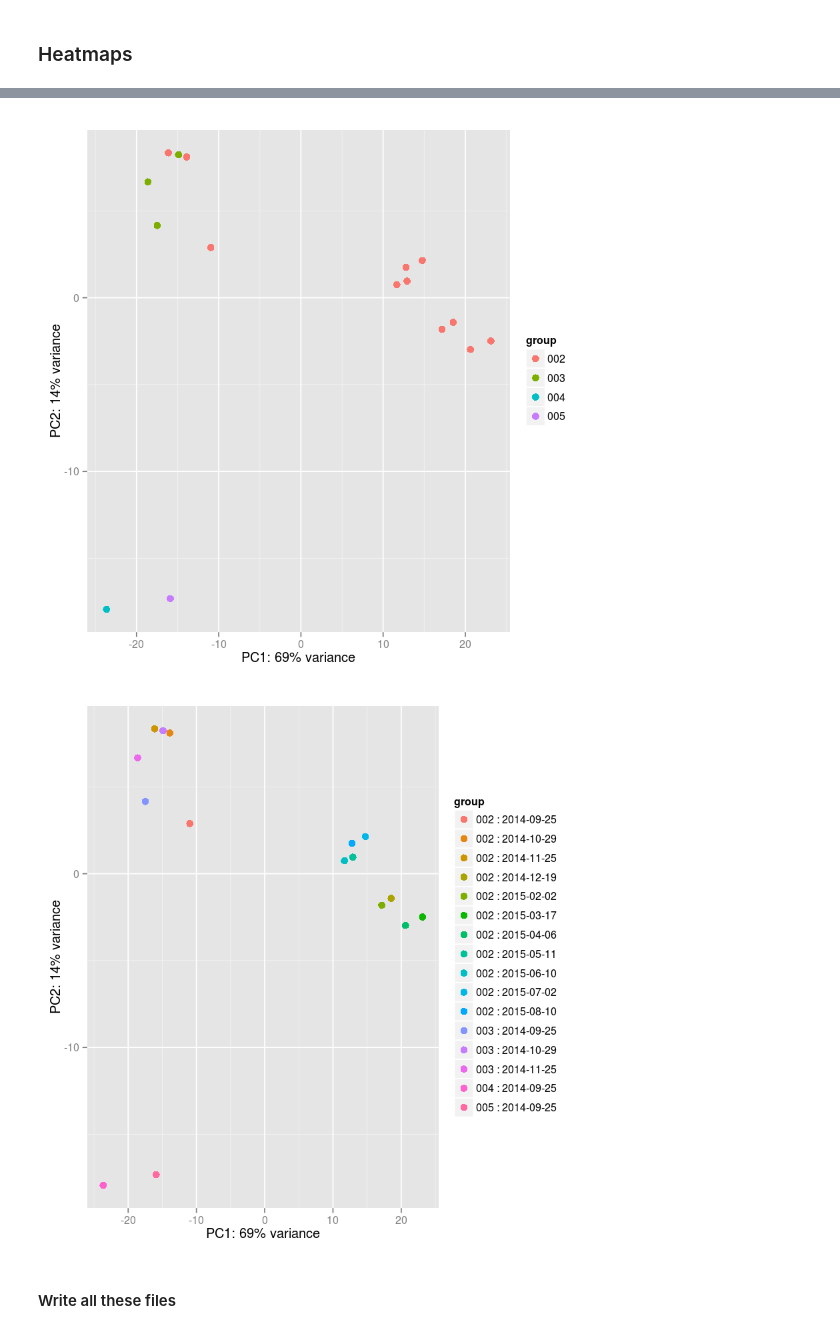
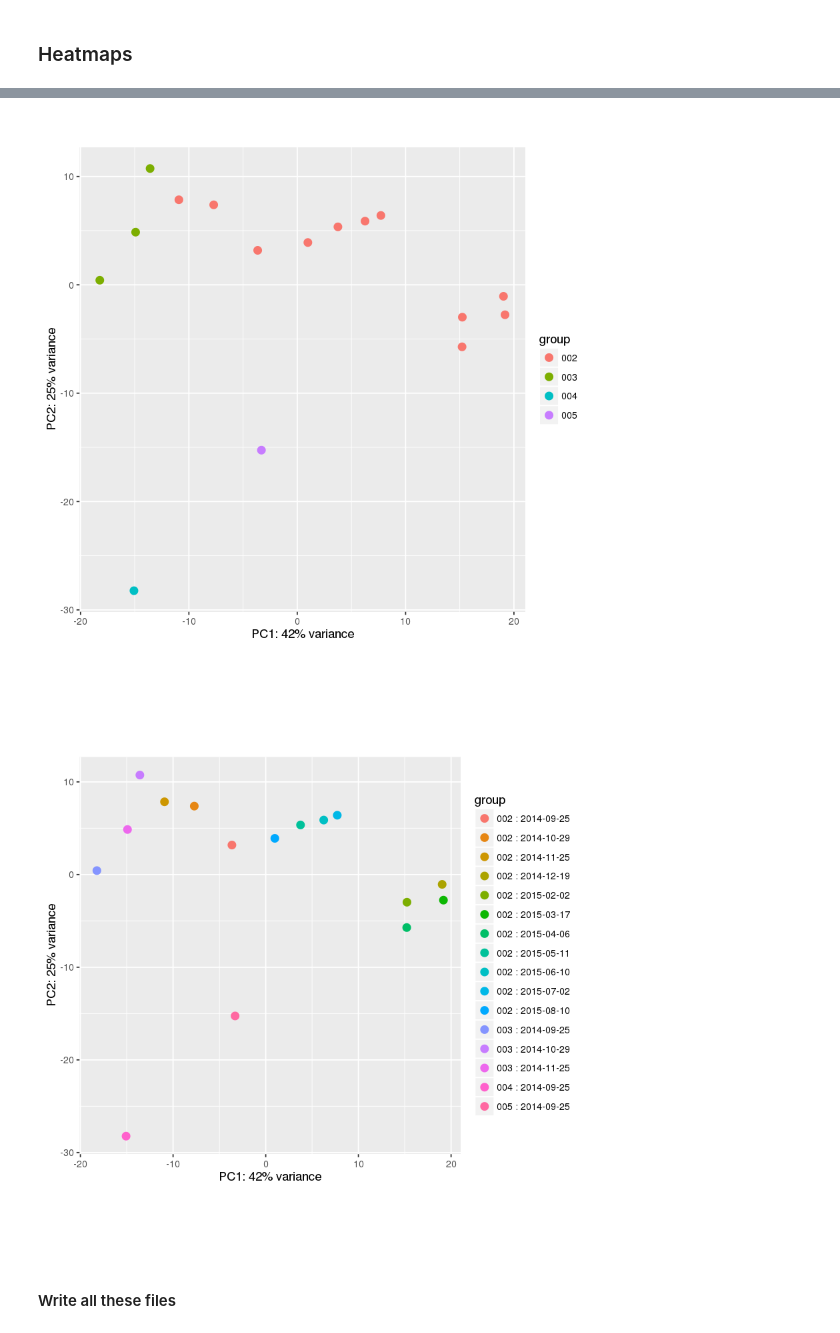
Before and after one commit to Schork-Lab/tanner, a Jupyter notebook: jupyter/rnaseq/deseq_processing.ipynb, the cells around one changed output, grey strips where cells are left out. Drawn from its saved outputs; the diff is of its cells as text; code cells hidden in the pictures.

Commit message:
Processed the DESEQ normalized values for the updated Scripps Run. Initial analysis shows no obvious batch effects.

```diff
--- a/jupyter/rnaseq/deseq_processing.ipynb
+++ b/jupyter/rnaseq/deseq_processing.ipynb
@@ -19,8 +19,8 @@ Loading required package: GenomeInfoDb
 Loading required package: Rcpp
 Loading required package: RcppArmadillo
 # %%
-main.dir = "/home/kunal/tscc_projects/tanner/data/family3/rna-seq//bcbio_03202015"
-main.file = file.path(main.dir, "853005_Tanner_RNASeq", "annotated_combined.counts")
+main.dir = "/mounts/tscc/projects/Li-Fraumeni/data/family3/rna-seq/updated_runs/"
+main.file = file.path(main.dir, "11292015_Tanner_RNASeq", "annotated_combined.counts")
 # %% [markdown]
 #### Load Data
 # %%
@@ -152,11 +173,11 @@ ERROR: Error in eval(expr, envir, enclos): object 'condition' not found
 # %%
-plotPCA(rld, intgroup=c("sample.ids"))
+plotPCA(DESeqTransform(vsd), intgroup=c("sample.ids"))
 # %% [output]
-[figure, old version]
+[figure, new version]
 # %%
-plotPCA(rld, intgroup=c("sample.ids", "sample.dates"))
+plotPCA(DESeqTransform(vsd), intgroup=c("sample.ids", "sample.dates"))
 # %% [output]
-[figure, old version]
+[figure, new version]
 # %% [markdown]
 #### Write all these files
 # %%
```
Also changed, not shown: parts of 14 cells of this notebook.
